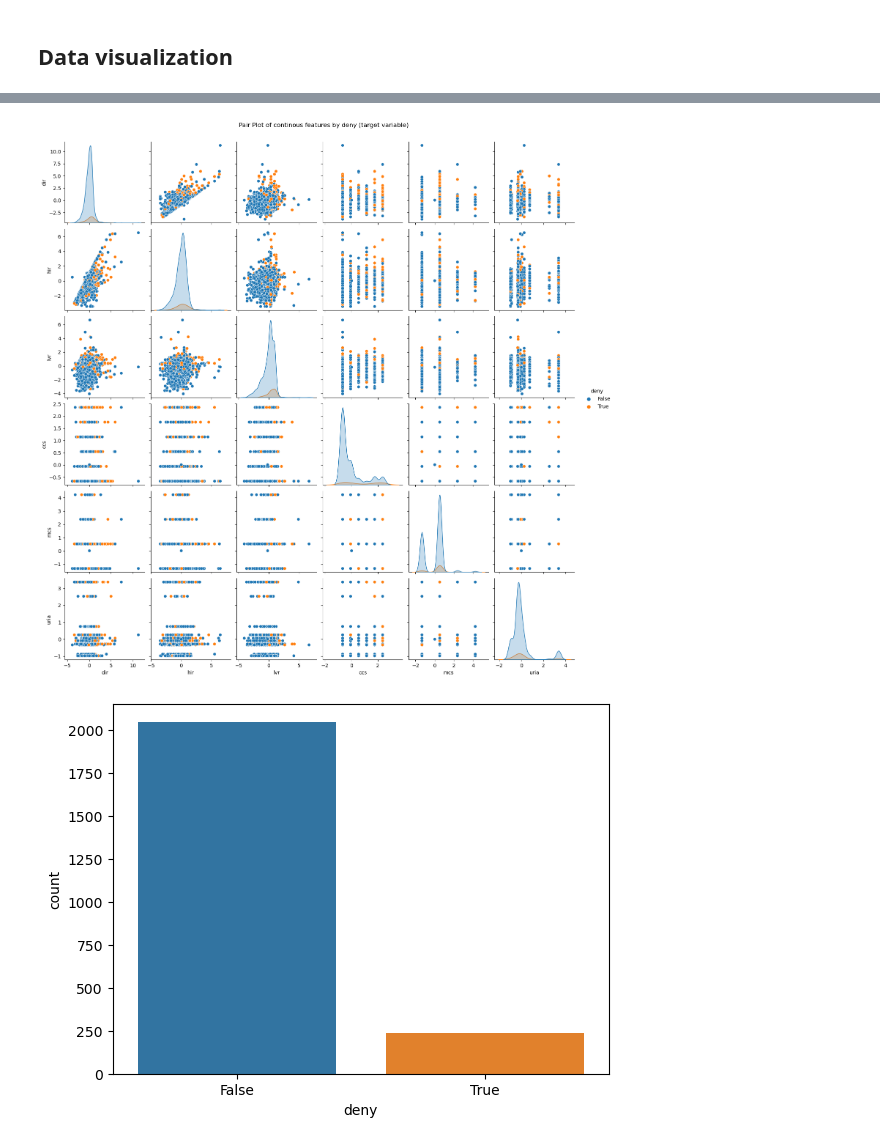
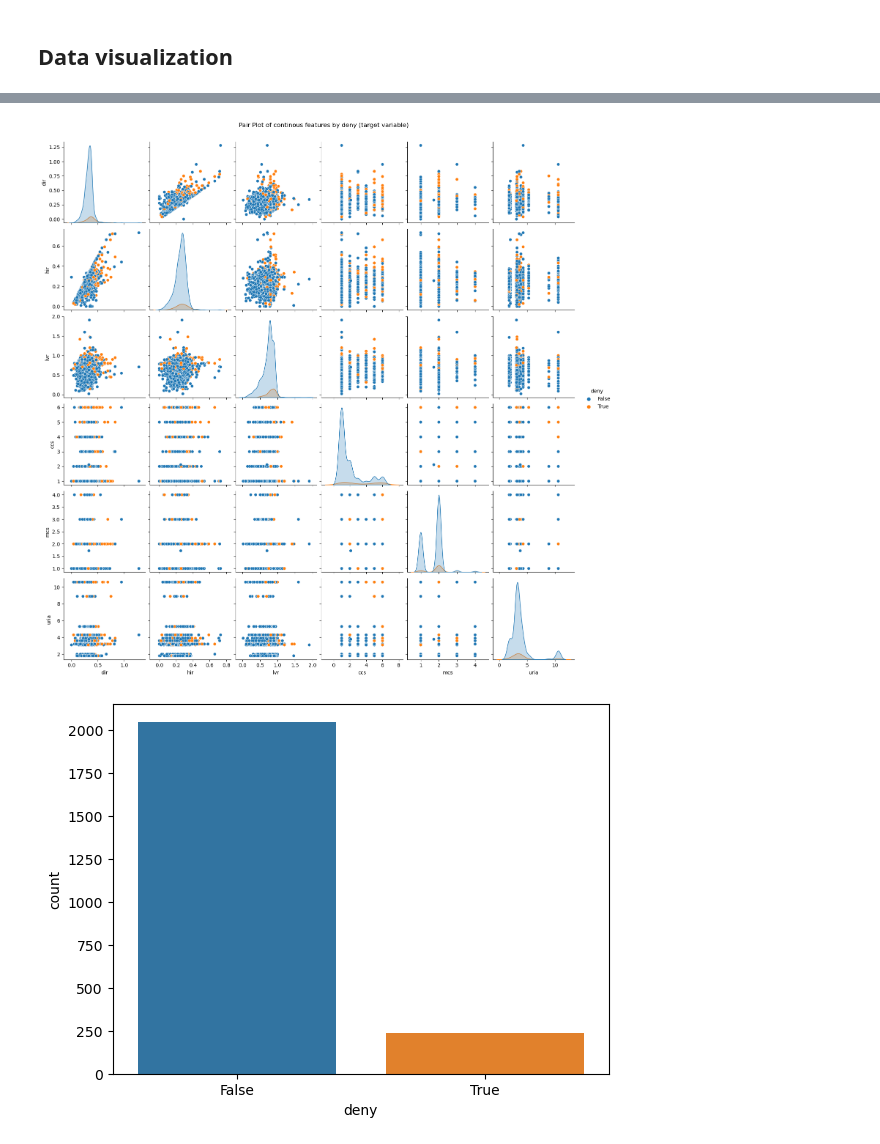
Before and after one commit to nina-prog/prac-smart-data-analytics, a Jupyter notebook: notebooks/exercise-01/hdma.ipynb, the cells around one changed output, grey strips where cells are left out. Drawn from its saved outputs; the diff is of its cells as text; code cells hidden in the pictures.

```diff
--- a/notebooks/exercise-01/hdma.ipynb
+++ b/notebooks/exercise-01/hdma.ipynb
@@ -197,9 +180,9 @@ plt.show()
 # %%
-sns.pairplot(train_df_enc.loc[:, ['dir', 'hir', 'lvr', 'ccs', 'mcs', 'uria', "deny"]], hue='deny')
+sns.pairplot(train_df.loc[:, ['dir', 'hir', 'lvr', 'ccs', 'mcs', 'uria', "deny"]], hue='deny')
 plt.suptitle('Pair Plot of continous features by deny (target variable)', y=1.02)
 plt.show()
 # %% [output]
-[figure, old version]
+[figure, new version]
 # %%
 sns.countplot(data=train_df_enc, x="deny")
 plt.show()
```
Also changed, not shown: parts of 26 cells of this notebook, 19 other files.
